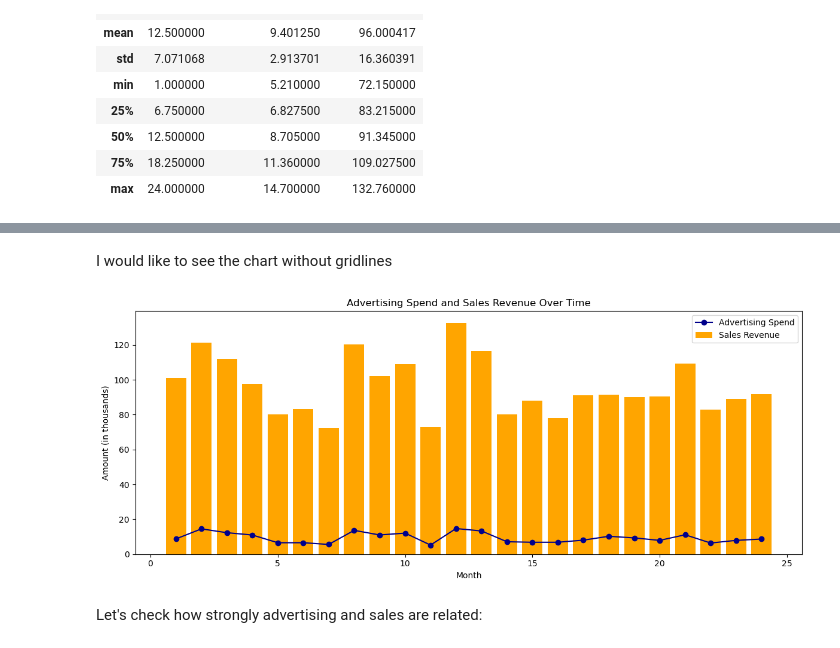
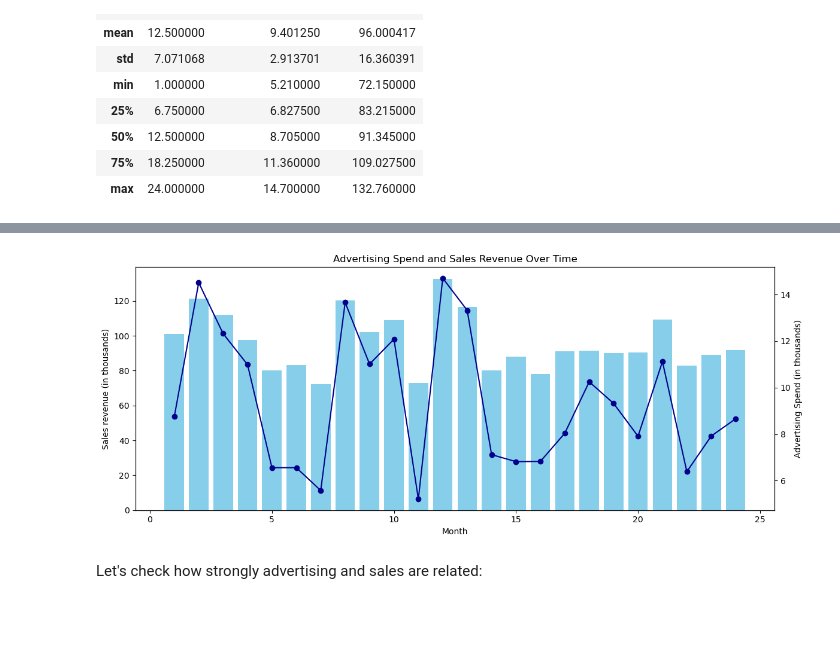
Before and after one commit to tnblagoeva/advertising_sales_model, a Jupyter notebook: Final_exam_math_concepts_Tatyana_Bliznakova.ipynb, the cells around one changed output, grey strips where cells are left out. Cells and saved outputs as stored; diff of their text form; code cells hidden in the pictures; blank space fills up the shorter version.

Commit message:
Add Ad spend and sales table ovet time on primary and secondary axes, remove not needed charts

```diff
--- a/Final_exam_math_concepts_Tatyana_Bliznakova.ipynb
+++ b/Final_exam_math_concepts_Tatyana_Bliznakova.ipynb
@@ -98,24 +79,25 @@ plt.show()
-# %% [markdown]
-I would like to see the chart without gridlines
 # %%
 # Plotting Advertising Spend and Sales Revenue over time
-plt.figure(figsize=(12, 5))
+fig, ax1 = plt.subplots(figsize=(12, 5))
 
-# Advertising Spend - Bar
-plt.plot(df['Month'], df['Advertising_Spend'], label='Advertising Spend', color="darkblue",marker='o')
+# Sales revenue - Bar on primary y-axes
+ax1.bar(df['Month'], df['Sales_Revenue'], label='Sales Revenue', color="skyblue")
+ax1.set_xlabel("Month")
+ax1.set_ylabel('Sales revenue (in thousands)',color="black")
+ax1.tick_params(axis="y", labelcolor="black")
 
-# Sales Revenue - Line
-plt.bar(df['Month'], df['Sales_Revenue'], label='Sales Revenue', color="orange", )
+# Advertising Spend - Line on secondary y-axes
+ax2 = ax1.twinx()
+ax2.plot(df['Month'], df['Advertising_Spend'], label='Advertising_Spend', color="darkblue",marker="o" )
+ax2.set_ylabel('Advertising Spend (in thousands)',color="black")
+ax2.tick_params(axis="y", labelcolor="black")
 
 plt.title('Advertising Spend and Sales Revenue Over Time')
-plt.xlabel('Month')
-plt.ylabel('Amount (in thousands)')
-plt.legend()
 plt.grid(False)
-plt.tight_layout()
+fig.tight_layout()
 plt.show()
 # %% [output]
-[figure, old version]
+[figure, new version]
 # %% [markdown]
 Let's check how strongly advertising and sales are related:
 # %%
```
Also changed, not shown: parts of 1 cell of this notebook.
